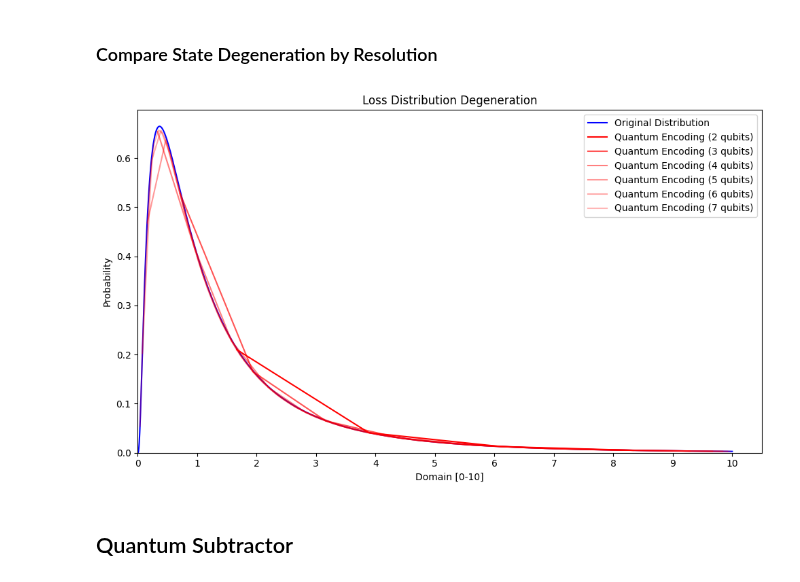
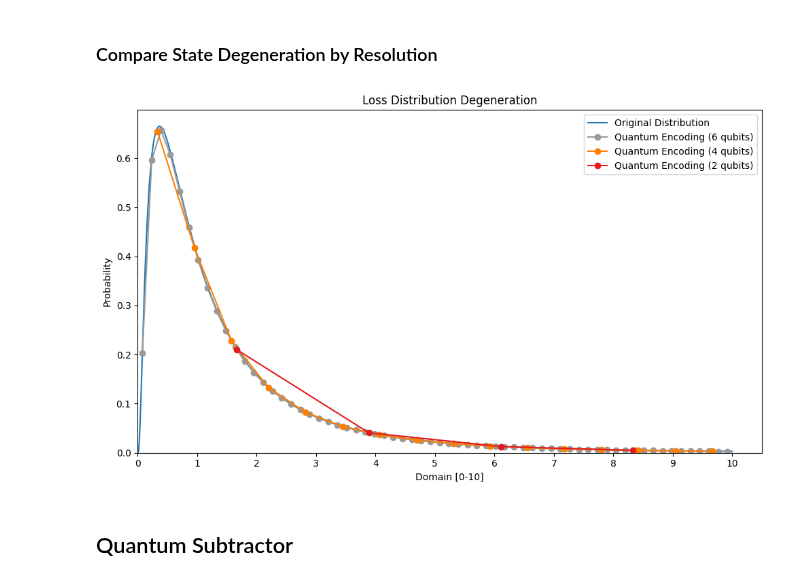
Before and after one commit to AlexFiliakov/knowledge-pricing, a Jupyter notebook: Quantum Excess Evaluation Algorithm.ipynb, the cells around one changed output. Drawn from its saved outputs; the diff is of its cells as text; code cells hidden in the pictures.

```diff
--- a/Quantum Excess Evaluation Algorithm.ipynb
+++ b/Quantum Excess Evaluation Algorithm.ipynb
@@ -4,3 +6,21 @@ Implementing [Quantum Computational Insurance and Actuarial Science](https://arx
+# %%
+# Using 2 qubits for testing (6 qubits for demonstration), scalable approach
+num_qubits = 6
+# Define the domain of the distribution,
+# we only operate on the range [0, 10]
+domain_min = 0
+domain_max = 10
+deductible = 1.0  # Deductible amount (amount of full retention)
+coins = 0.6  # Coinsurance rate (% retained by the cedent)
+# for rotation gates (paper says "a small value")
+c_param = 0.25 / (domain_max - deductible)
+
+# Define lognormal distribution parameters
+μ = 0.0  # Scale parameter
+σ = 1.0  # Shape parameter
+
+# Discretize domain into 2^num_qubits points
+N = 2**num_qubits
 # %% [markdown]
 ## State Preparation
 # %%
@@ -110,7 +190,7 @@ statevector = backend.run(qc_state_prep).result().get_statevector()
 measured_probs = np.abs(statevector)**2
 
 # Create a "high resolution" distribution for comparison
-high_res_probabilities, high_res_mid_x_vals, high_res_step = lognormal_loss_discretized(
+high_res_probabilities, high_res_mid_x_vals, high_res_step, _ = lognormal_loss_discretized(
     domain_min, domain_max, 10_000)
 
 # Plot the original distribution vs quantum encoded distribution
@@ -131,42 +211,46 @@ plt.show()
 # %% [markdown]
 ### Compare State Degeneration by Resolution
 # %%
-num_qubits_list = range(2, 8)
-N_list = [2**n for n in num_qubits_list]
-step_list = [(domain_max - domain_min) / (N - 1) for N in N_list]
-# Take the midpoint integral approximation to work on small number of qubits
-mid_x_vals_list = [np.linspace(domain_min + step / 2, domain_max - step / 2, N) for step, N in zip(step_list, N_list)]
-probabilities_list = []
-for i, _ in enumerate(N_list):
-    x_vals = mid_x_vals_list[i]
-    step = step_list[i]
-    p = np.array([lognormal_loss(x) * step for x in x_vals])
-    p /= probabilities.sum()
-    probabilities_list.append(p)
+def plot_state_degeneration():
+    num_qubits_list = [2, 4, 6]
+    N_list = [2**n for n in num_qubits_list]
+    step_list = [(domain_max - domain_min) / (N - 1) for N in N_list]
+    # Take the midpoint integral approximation to work on small number of qubits
+    mid_x_vals_list = [np.linspace(domain_min + step / 2, domain_max - step / 2, N) for step, N in zip(step_list, N_list)]
+    probabilities_list = []
+    for i, _ in enumerate(N_list):
+        x_vals = mid_x_vals_list[i]
+        step = step_list[i]
+        p = np.array([lognormal_loss(x) * step for x in x_vals])
+        p /= probabilities.sum()
+        probabilities_list.append(p)
 
-# Add Color
-cmap = plt.cm.get_cmap('Reds', len(num_qubits_list) + 2)
+    # Add Color
+    cmap = plt.cm.get_cmap('Set1', len(num_qubits_list))
 
-# Plot the original distribution vs quantum encoded distribution
-plt.figure(figsize=(10, 6))
-plt.plot(high_res_mid_x_vals, high_res_probabilities /
-        high_res_step, 'b-', label='Original Distribution')
-for i, n in enumerate(num_qubits_list):
-    x_vals = mid_x_vals_list[i]
-    step = step_list[i]
-    p = probabilities_list[i]
-    alpha = 1/(i/2 + 1)
-    plt.plot(x_vals, p / step, 'r-', alpha=alpha, label=f'Quantum Encoding ({n} qubits)')
-plt.xlabel('Domain [0-10]')
-plt.ylabel('Probability')
-plt.xticks(np.arange(domain_min, domain_max + 1, 1))
-plt.title('Loss Distribution Degeneration')
-plt.legend()
-plt.tight_layout()
-plt.axis([0, None, 0, None])
-plt.show()
+    # Plot the original distribution vs quantum encoded distribution
+    plt.figure(figsize=(10, 6))
+    plt.plot(high_res_mid_x_vals, high_res_probabilities /
+            high_res_step, '-', label='Original Distribution')
+    for i, n in reversed(list(enumerate(num_qubits_list))):
+        x_vals = mid_x_vals_list[i]
+        step = step_list[i]
+        p = probabilities_list[i]
+        alpha = 1/(i/2 + 1)
+        plt.plot(x_vals, p / step, 'o-', color=cmap(i), label=f'Quantum Encoding ({n} qubits)')
+    plt.xlabel('Domain [0-10]')
+    plt.ylabel('Probability')
+    plt.xticks(np.arange(domain_min, domain_max + 1, 1))
+    plt.title('Loss Distribution Degeneration')
+    plt.legend()
+    plt.tight_layout()
+    plt.axis([0, None, 0, None])
+    plt.show()
+
+
+plot_state_degeneration()
 # %% [output]
-[figure, old version]
+[figure, new version]
 # %% [markdown]
 ## Quantum Subtractor
 # %%
```
Also changed, not shown: parts of 12 cells of this notebook.
